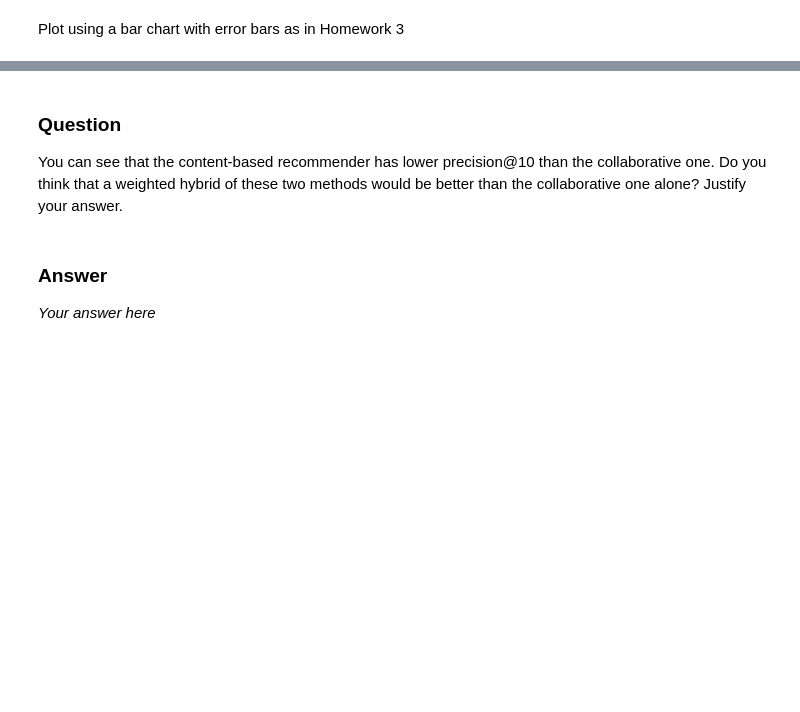
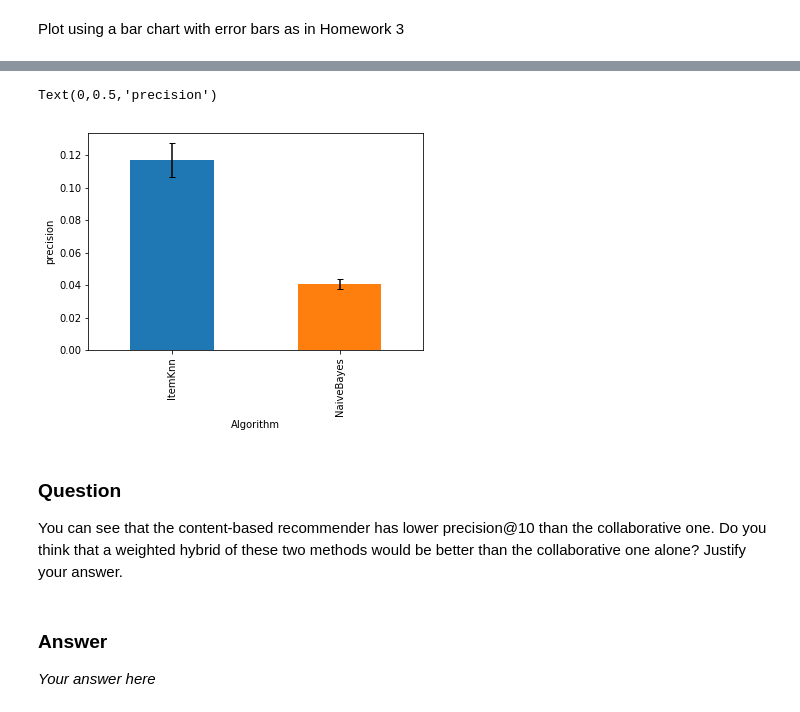
Before and after one commit to pxf3/Recommender-Systems, a Jupyter notebook: hwk4/hwk4.ipynb, the cells around one changed output, grey strips where cells are left out. Saved outputs shown, nothing was run; the diff lists cells and outputs as text; code cells hidden in the pictures; blank space fills up the shorter version.

```diff
--- a/hwk4/hwk4.ipynb
+++ b/hwk4/hwk4.ipynb
@@ -141,5 +148,9 @@ all_recs1 = []
 test_data1 = []
 fold = 0
 # 5 fold cross-validation
+for train, test in xf.partition_users(ratings[['user', 'item', 'rating']], 5, xf.SampleFrac(0.2)):
+    test_data1.append(test)
+    all_recs1.append(eval_recs('ItemKnn',fold, item_based, train, test))
+    all_recs1.append(eval_recs('NaiveBayes',fold, naive_bayes, train, test))
     print("Completed fold {}".format(fold))
     fold += 1
@@ -146,5 +163,6 @@ fold = 0
 # %% [markdown]
 Put answers together
 # %%
-all_recs1 = pd.concat(all_recs1, ignore_index=True)
-test_data1 = pd.concat(test_data1, ignore_index=True)
+all_recs12 = pd.concat(all_recs1, ignore_index=True)
+test_data12 = pd.concat(test_data1, ignore_index=True)
+all_recs12.head()
@@ -159,0 +178,10 @@ Run evaluation with precision
+# %%
+rla = topn.RecListAnalysis()
+rla.add_metric(topn.precision)
+rla.add_metric(topn.recall)
+results = all_recs12.groupby(['Algorithm', 'Fold']).apply(lambda df: rla.compute(df, test_data12))
+# %%
+results2 = results.groupby(['Algorithm', 'Fold'])
+results2 = results2.mean()
+results_mean=results2.groupby(['Algorithm']).mean()['precision']
+results_std = results2.groupby(['Algorithm']).std()['precision']
@@ -166,3 +198,8 @@ Text(0, 0.5, 'precision@10')
+# %%
+results_mean.plot.bar(yerr=results_std, capsize=3).set_ylabel('precision')
+# %% [output]
+Text(0,0.5,'precision')
+[figure, added]
 # %% [markdown]
 ### Question
 You can see that the content-based recommender has lower precision@10 than the collaborative one. Do you think that a weighted hybrid of these two methods would be better than the collaborative one alone? Justify your answer.
```
Also changed, not shown: parts of 32 cells of this notebook, 11 other files.
